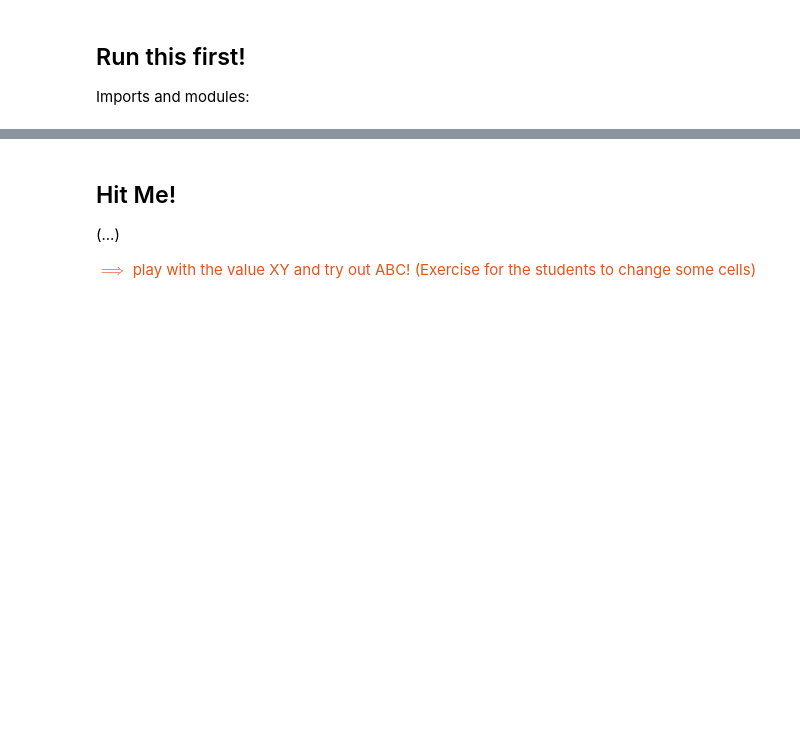
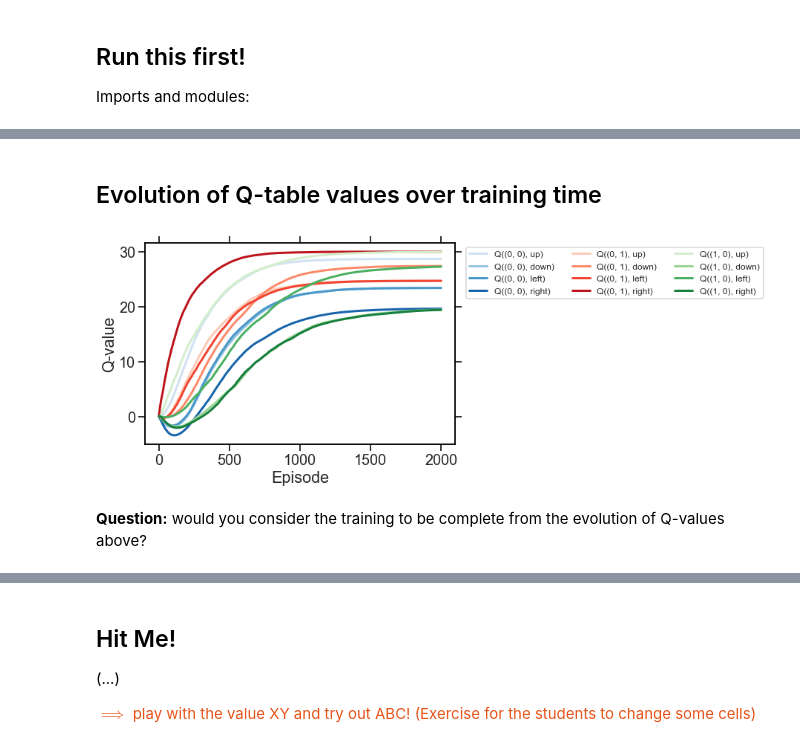
Before and after one commit to aoeftiger/TUDa-NMAP-11, a Jupyter notebook: lecture.ipynb, the cells around one changed output, grey strips where cells are left out. Drawn from its saved outputs; the diff is of its cells as text; code cells hidden in the pictures; blank space fills up the shorter version.

```diff
--- a/lecture.ipynb
+++ b/lecture.ipynb
@@ -50,0 +434,6 @@ from scipy.constants import m_p, e, c
+# %%
+qtable_learner.train(500)
+
+print('Q-table after 500 episodes')
+q_table = qtable_learner.q_func.get_q_table()
+print_qtable(q_table)
@@ -50,0 +450,6 @@ from scipy.constants import m_p, e, c
+# %%
+qtable_learner.train(1500)
+
+print('Q-table after 2000 episodes')
+q_table = qtable_learner.q_func.get_q_table()
+print_qtable(q_table)
@@ -50,0 +466,8 @@ from scipy.constants import m_p, e, c
+# %% [markdown]
+<h2>Evolution of Q-table values over training time</h2>
+# %%
+qtable_learner.plot_training_evolution()
+# %% [output]
+[figure, added]
+# %% [markdown]
+**Question:** would you consider the training to be complete from the evolution of Q-values above?
```
Also changed, not shown: parts of 73 cells of this notebook, 23 other files.
